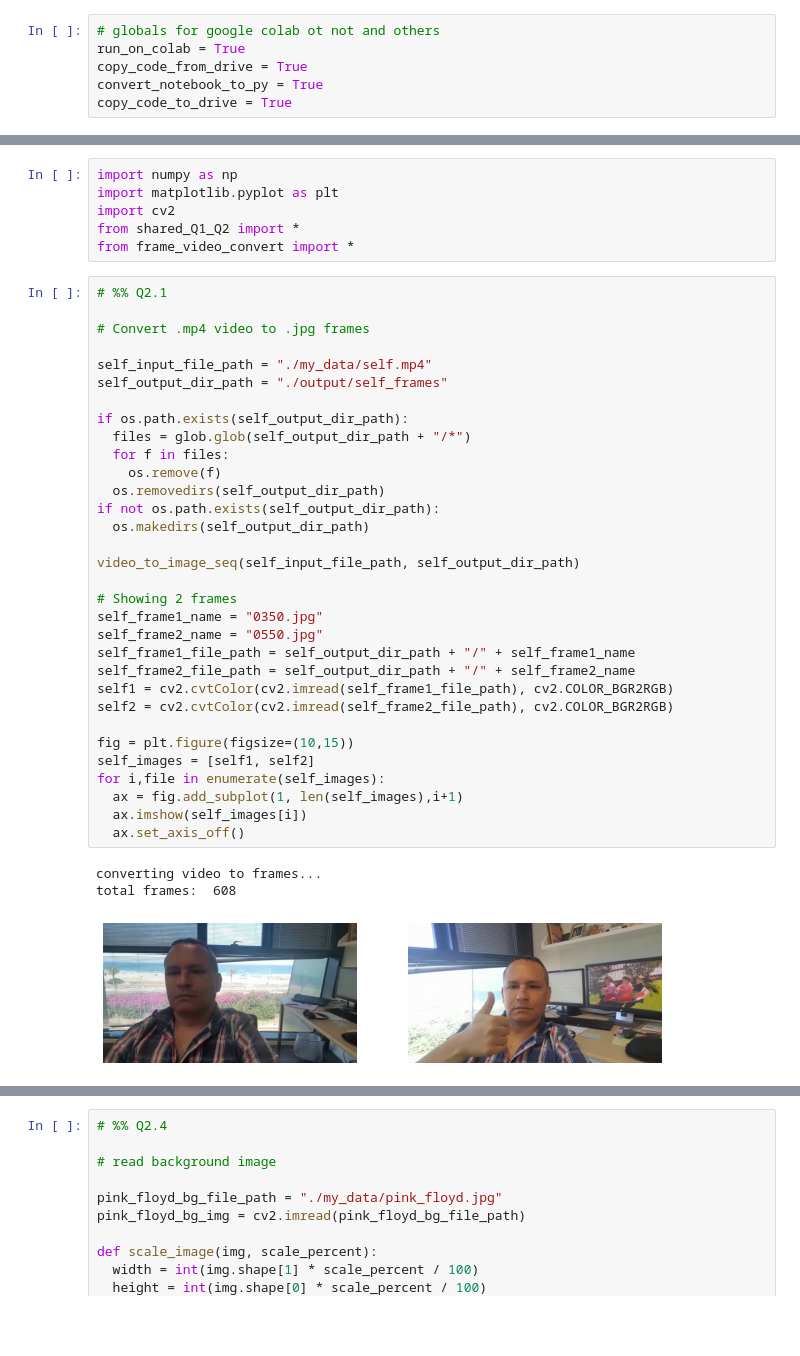
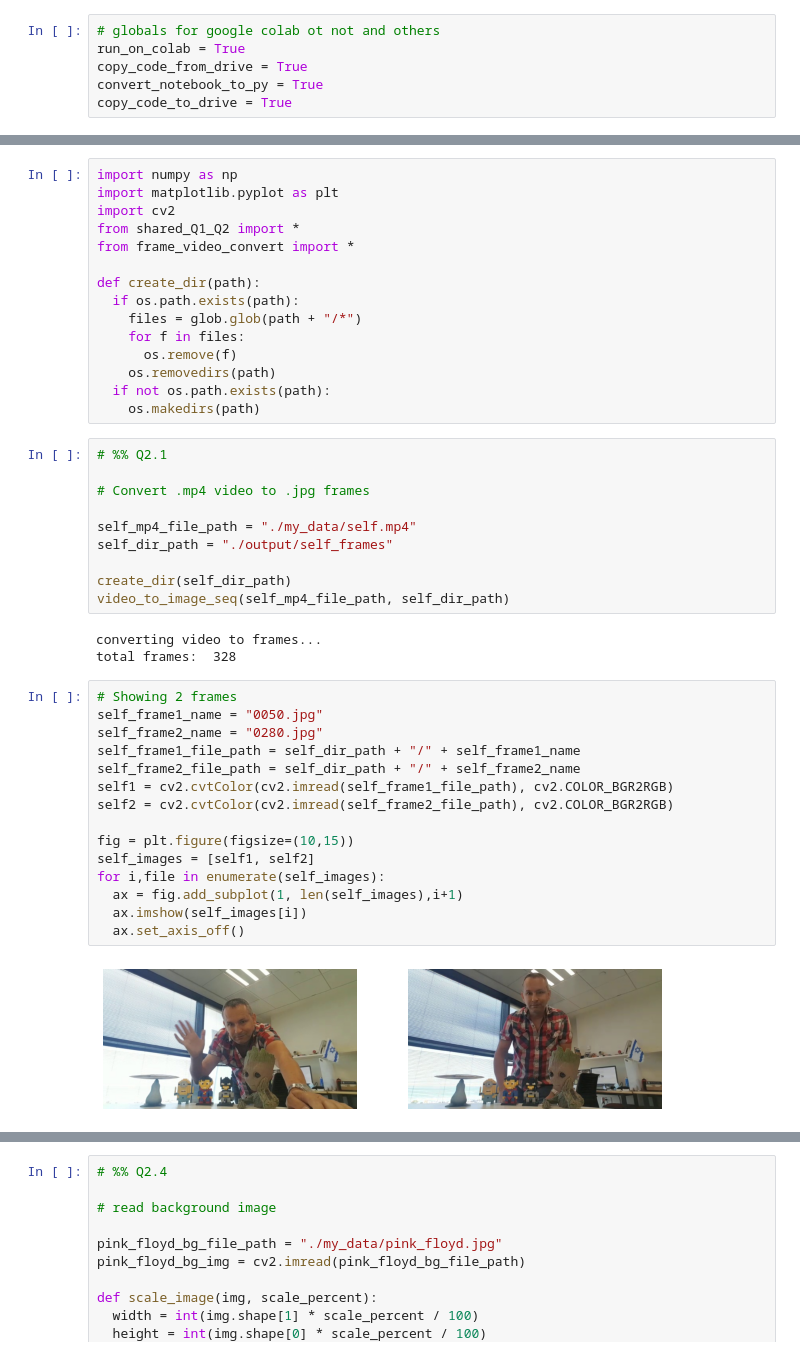
Before and after one commit to ynahum/cv_hw, a Jupyter notebook: Hw3/code/Q2.ipynb, the cells around one changed output, grey strips where cells are left out. Saved outputs shown, nothing was run; the diff lists cells and outputs as text; blank space fills up the shorter version.

```diff
--- a/Hw3/code/Q2.ipynb
+++ b/Hw3/code/Q2.ipynb
@@ -46,42 +46,45 @@ import matplotlib.pyplot as plt
 import cv2
 from shared_Q1_Q2 import *
 from frame_video_convert import *
+
+def create_dir(path):
+  if os.path.exists(path):
+    files = glob.glob(path + "/*")
+    for f in files:
+      os.remove(f)
+    os.removedirs(path)
+  if not os.path.exists(path):
+    os.makedirs(path)
+# %%
+# %% Q2.1
+
+# Convert .mp4 video to .jpg frames
+
+self_mp4_file_path = "./my_data/self.mp4"
+self_dir_path = "./output/self_frames"
+
+create_dir(self_dir_path)
+video_to_image_seq(self_mp4_file_path, self_dir_path)
+# %% [output]
+converting video to frames...
+total frames:  328
 # %%
-# %% Q2.1
-
-# Convert .mp4 video to .jpg frames
-
-self_input_file_path = "./my_data/self.mp4"
-self_output_dir_path = "./output/self_frames"
-
-if os.path.exists(self_output_dir_path):
-  files = glob.glob(self_output_dir_path + "/*")
-  for f in files:
-    os.remove(f)
-  os.removedirs(self_output_dir_path)
-if not os.path.exists(self_output_dir_path):
-  os.makedirs(self_output_dir_path)
-
-video_to_image_seq(self_input_file_path, self_output_dir_path)
-
 # Showing 2 frames
-self_frame1_name = "0350.jpg"
-self_frame2_name = "0550.jpg"
-self_frame1_file_path = self_output_dir_path + "/" + self_frame1_name
-self_frame2_file_path = self_output_dir_path + "/" + self_frame2_name
+self_frame1_name = "0050.jpg"
+self_frame2_name = "0280.jpg"
+self_frame1_file_path = self_dir_path + "/" + self_frame1_name
+self_frame2_file_path = self_dir_path + "/" + self_frame2_name
 self1 = cv2.cvtColor(cv2.imread(self_frame1_file_path), cv2.COLOR_BGR2RGB)
 self2 = cv2.cvtColor(cv2.imread(self_frame2_file_path), cv2.COLOR_BGR2RGB)
 
 fig = plt.figure(figsize=(10,15))
 self_images = [self1, self2]
 for i,file in enumerate(self_images):
   ax = fig.add_subplot(1, len(self_images),i+1)
   ax.imshow(self_images[i])
   ax.set_axis_off()
 # %% [output]
-converting video to frames...
-total frames:  608
-[figure, old version]
+[figure, new version]
 # %%
 # %% Q2.2
 
```
Also changed, not shown: parts of 8 cells of this notebook, 2 other files.
